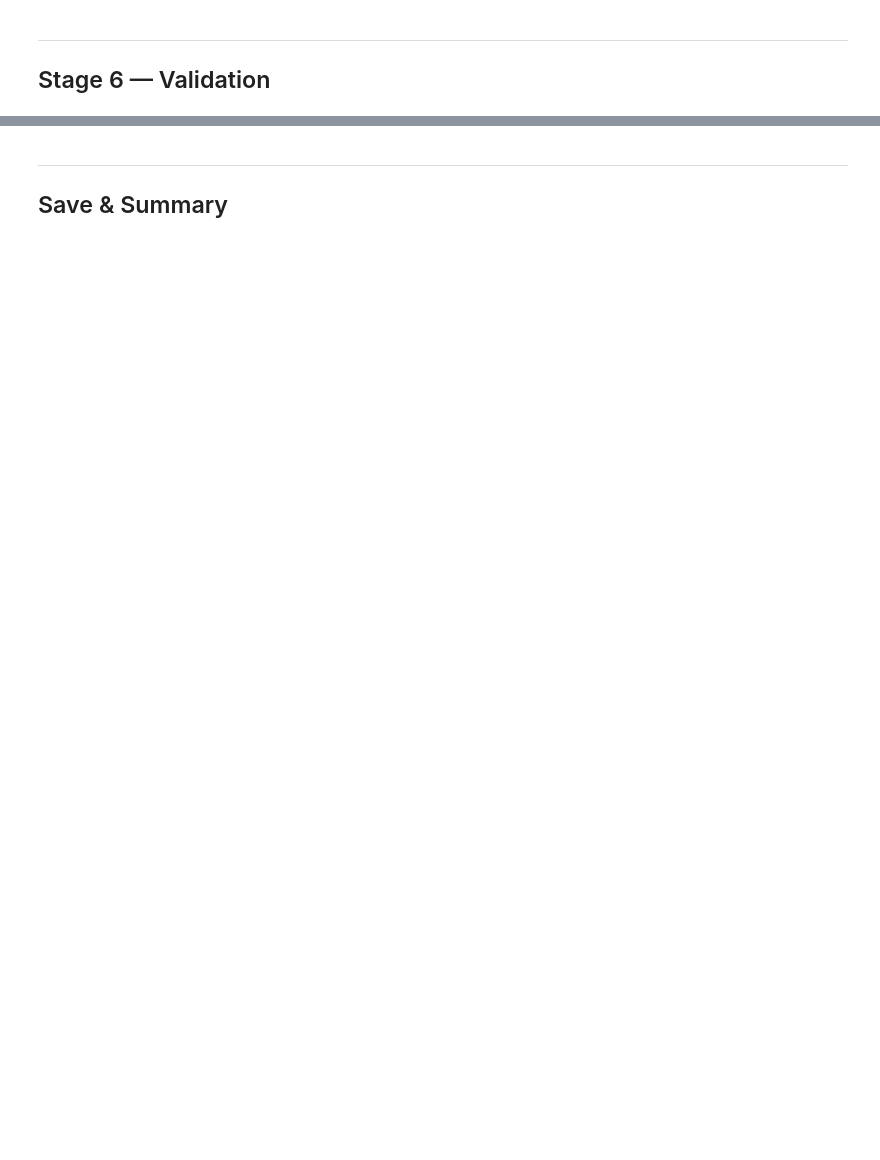
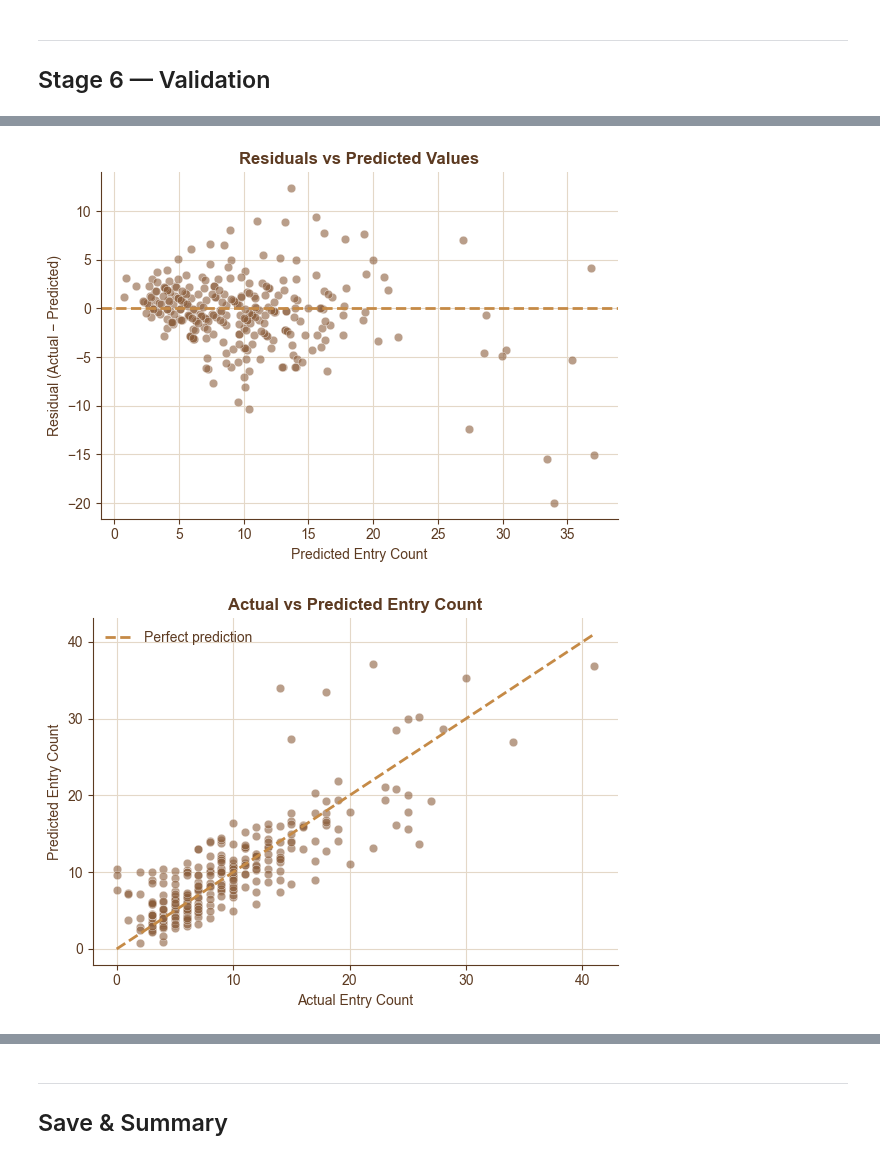
Before and after one commit to Danielle444/RideOn-Project, a Jupyter notebook: Smart_Element/01_data_prep.ipynb, the cells around one changed output, grey strips where cells are left out. Saved outputs shown, nothing was run; the diff lists cells and outputs as text; code cells hidden in the pictures; blank space fills up the shorter version.

```diff
--- a/Smart_Element/01_data_prep.ipynb
+++ b/Smart_Element/01_data_prep.ipynb
@@ -644,11 +704,12 @@ Train: 675  |  Test: 290
 # %%
 from sklearn import metrics
 from statsmodels.stats.outliers_influence import variance_inflation_factor
+from statsmodels.tools.tools import add_constant
 
-# ── Predict ───────────────────────────────────────────────────────────────────
+# Predict
 y_pred = model.predict(X_test_s)
 
-# ── Metrics ───────────────────────────────────────────────────────────────────
+# Metrics
 mae  = metrics.mean_absolute_error(y_test, y_pred)
 mse  = metrics.mean_squared_error(y_test, y_pred)
 rmse = np.sqrt(mse)
@@ -658,56 +719,68 @@ print(f"MAE:  {mae:.2f}")
 print(f"MSE:  {mse:.2f}")
 print(f"RMSE: {rmse:.2f}")
 print(f"R²:   {r2:.3f}")
-print("✅ Metrics computed")
+print("Metrics computed")
 
-# ── Residuals plot ────────────────────────────────────────────────────────────
+# Residuals plot
 residuals = y_test - y_pred
-plt.figure(figsize=(10, 5))
-sns.scatterplot(x=y_pred, y=residuals)
-plt.axhline(0, color="tomato", linestyle="--")
-plt.title("Residuals vs Predicted Values")
-plt.xlabel("Predicted Entry Count")
-plt.ylabel("Residual (Actual − Predicted)")
-plt.tight_layout()
-plt.savefig("../data/figures/residuals_vs_predicted.png", dpi=200, bbox_inches="tight")
+fig, ax = plt.subplots(figsize=(6, 4.4))
+ax.scatter(y_pred, residuals, color=DECK_BROWN_MED, alpha=0.6,
+           edgecolor="white", linewidth=0.4, s=38)
+ax.axhline(0, color=DECK_TAN, linestyle="--", linewidth=2)
+ax.set_title("Residuals vs Predicted Values")
+ax.set_xlabel("Predicted Entry Count")
+ax.set_ylabel("Residual (Actual − Predicted)")
+style_deck_ax(ax)
+fig.tight_layout()
+fig.savefig("../data/figures/residuals_vs_predicted.png", dpi=200, bbox_inches="tight")
 plt.show()
 
-# ── Actual vs Predicted ───────────────────────────────────────────────────────
-plt.figure(figsize=(10, 5))
-sns.scatterplot(x=y_test, y=y_pred)
-plt.plot(
+# Actual vs Predicted
+fig, ax = plt.subplots(figsize=(6, 4.4))
+ax.scatter(y_test, y_pred, color=DECK_BROWN_MED, alpha=0.6,
+           edgecolor="white", linewidth=0.4, s=38)
+ax.plot(
     [y_test.min(), y_test.max()],
     [y_test.min(), y_test.max()],
-    color="tomato", linestyle="--", label="Perfect prediction",
+    color=DECK_TAN, linestyle="--", linewidth=2, label="Perfect prediction",
 )
-plt.title("Actual vs Predicted Entry Count")
-plt.xlabel("Actual Entry Count")
-plt.ylabel("Predicted Entry Count")
-plt.legend()
-plt.tight_layout()
-plt.savefig("../data/figures/actual_vs_predicted.png", dpi=200, bbox_inches="tight")
+ax.set_title("Actual vs Predicted Entry Count")
+ax.set_xlabel("Actual Entry Count")
+ax.set_ylabel("Predicted Entry Count")
+style_deck_ax(ax)
+leg = ax.legend(frameon=False)
+for _t in leg.get_texts():
+    _t.set_color(DECK_BROWN)
+fig.tight_layout()
+fig.savefig("../data/figures/actual_vs_predicted.png", dpi=200, bbox_inches="tight")
 plt.show()
 
-# ── VIF — multicollinearity check ─────────────────────────────────────────────
+# VIF - multicollinearity check.
+# add_constant so the intercept is accounted for (otherwise VIFs are inflated);
+# drop all-zero columns (e.g. empty subtype flags) that have no variance.
 X_vif = X.dropna()
+X_vif = add_constant(X_vif.loc[:, X_vif.std() > 0])
 vif_df = pd.DataFrame({
     "Feature": X_vif.columns,
     "VIF": [
         variance_inflation_factor(X_vif.values, i)
         for i in range(X_vif.shape[1])
     ],
-}).sort_values("VIF", ascending=False).reset_index(drop=True)
-vif_df["Flag"] = vif_df["VIF"].apply(lambda v: "⚠️ HIGH" if v > 10 else "")
+})
+vif_df = (
+    vif_df[vif_df["Feature"] != "const"]
+    .sort_values("VIF", ascending=False)
+    .reset_index(drop=True)
+)
+vif_df["Flag"] = vif_df["VIF"].apply(lambda v: "HIGH" if v > 10 else "")
 print(vif_df.to_string(index=False))
 
 print("6 done.")
 
-# ── Save outputs ──────────────────────────────────────────────────────────────
-# Save VIF table
+# Save outputs
 vif_df.to_csv("../data/vif_results.csv", index=False)
-print("✅ Saved vif_results.csv")
+print("Saved vif_results.csv")
 
-# Save model summary
 summary = {
     "MAE": round(mae, 2),
     "MSE": round(mse, 2),
@@ -718,4 +791,5 @@ summary = {
     "n_features": X.shape[1],
 }
 pd.DataFrame([summary]).to_csv("../data/model_summary.csv", index=False)
-print("✅ Saved model_summary.csv")
+print("Saved model_summary.csv")
+# %% [output]
@@ -721,0 +801,2 @@ print("✅ Saved model_summary.csv")
+[figure, added]
+[figure, added]
```
Also changed, not shown: parts of 16 cells of this notebook, 12 other files.
